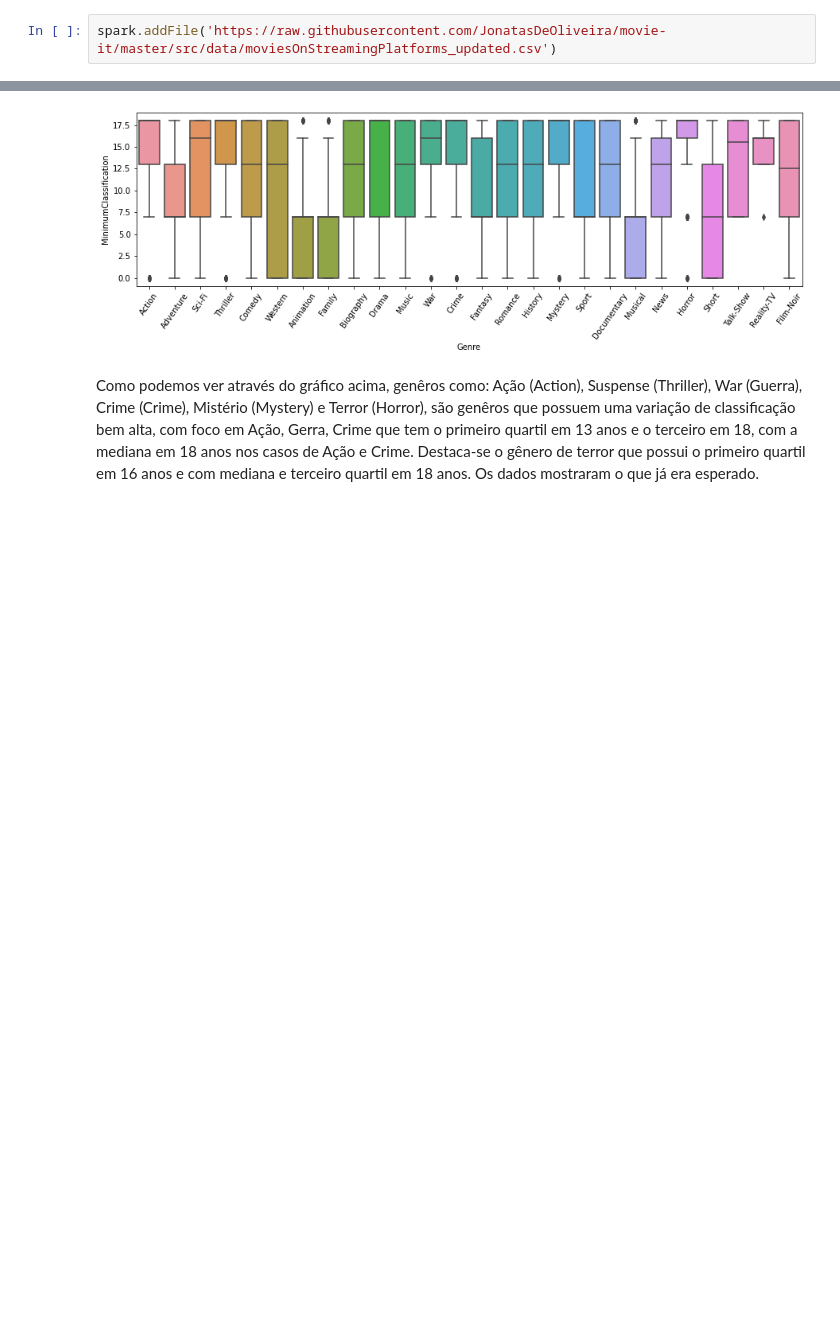
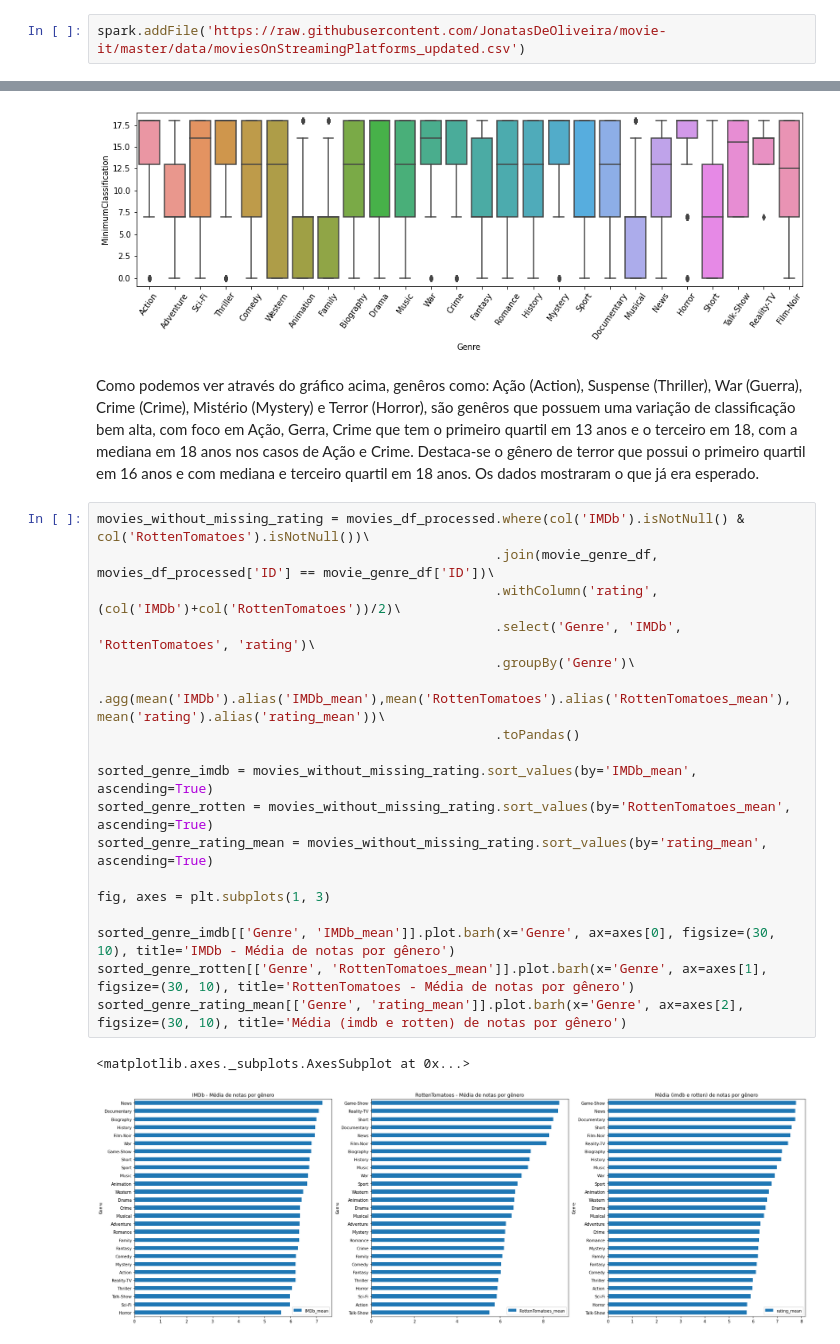
Before and after one commit to JonatasDeOliveira/movie-it, a Jupyter notebook: MoveIt.ipynb, the cells around one changed output, grey strips where cells are left out. Saved outputs shown, nothing was run; the diff lists cells and outputs as text; blank space fills up the shorter version.

Commit message:
Adds mean by genre and platforms boxplot

```diff
--- a/MovieIt.ipynb
+++ b/MoveIt.ipynb
@@ -28,7 +28,7 @@ spark = SparkContext.getOrCreate()
 # %% [markdown]
 ### Load Dataset
 # %%
-spark.addFile('https://raw.githubusercontent.com/JonatasDeOliveira/movie-it/master/src/data/moviesOnStreamingPlatforms_updated.csv')
+spark.addFile('https://raw.githubusercontent.com/JonatasDeOliveira/movie-it/master/data/moviesOnStreamingPlatforms_updated.csv')
 # %%
 sql_context = SQLContext(spark)
 movies_df = sql_context.read.csv(SparkFiles.get("moviesOnStreamingPlatforms_updated.csv"), header=True, inferSchema= True)
@@ -658,3 +655,24 @@ sns.boxplot(x='Genre', y='MinimumClassification', data=movies_genre_by_minimum_c
 [figure]
 # %% [markdown]
 Como podemos ver através do gráfico acima, genêros como: Ação (Action), Suspense (Thriller), War (Guerra), Crime (Crime), Mistério (Mystery) e Terror (Horror), são genêros que possuem uma variação de classificação bem alta, com foco em Ação, Gerra, Crime que tem o primeiro quartil em 13 anos e o terceiro em 18, com a mediana em 18 anos nos casos de Ação e Crime. Destaca-se o gênero de terror que possui o primeiro quartil em 16 anos e com mediana e terceiro quartil em 18 anos. Os dados mostraram o que já era esperado.
+# %%
+movies_without_missing_rating = movies_df_processed.where(col('IMDb').isNotNull() & col('RottenTomatoes').isNotNull())\
+                                                   .join(movie_genre_df, movies_df_processed['ID'] == movie_genre_df['ID'])\
+                                                   .withColumn('rating', (col('IMDb')+col('RottenTomatoes'))/2)\
+                                                   .select('Genre', 'IMDb', 'RottenTomatoes', 'rating')\
+                                                   .groupBy('Genre')\
+                                                   .agg(mean('IMDb').alias('IMDb_mean'),mean('RottenTomatoes').alias('RottenTomatoes_mean'), mean('rating').alias('rating_mean'))\
+                                                   .toPandas()
+
+sorted_genre_imdb = movies_without_missing_rating.sort_values(by='IMDb_mean', ascending=True)
+sorted_genre_rotten = movies_without_missing_rating.sort_values(by='RottenTomatoes_mean', ascending=True)
+sorted_genre_rating_mean = movies_without_missing_rating.sort_values(by='rating_mean', ascending=True)
+
+fig, axes = plt.subplots(1, 3)
+
+sorted_genre_imdb[['Genre', 'IMDb_mean']].plot.barh(x='Genre', ax=axes[0], figsize=(30, 10), title='IMDb - Média de notas por gênero')
+sorted_genre_rotten[['Genre', 'RottenTomatoes_mean']].plot.barh(x='Genre', ax=axes[1], figsize=(30, 10), title='RottenTomatoes - Média de notas por gênero')
+sorted_genre_rating_mean[['Genre', 'rating_mean']].plot.barh(x='Genre', ax=axes[2], figsize=(30, 10), title='Média (imdb e rotten) de notas por gênero')
+# %% [output]
+<matplotlib.axes._subplots.AxesSubplot at 0x...>
+[figure, added]
```
Also changed, not shown: parts of 5 cells of this notebook.
